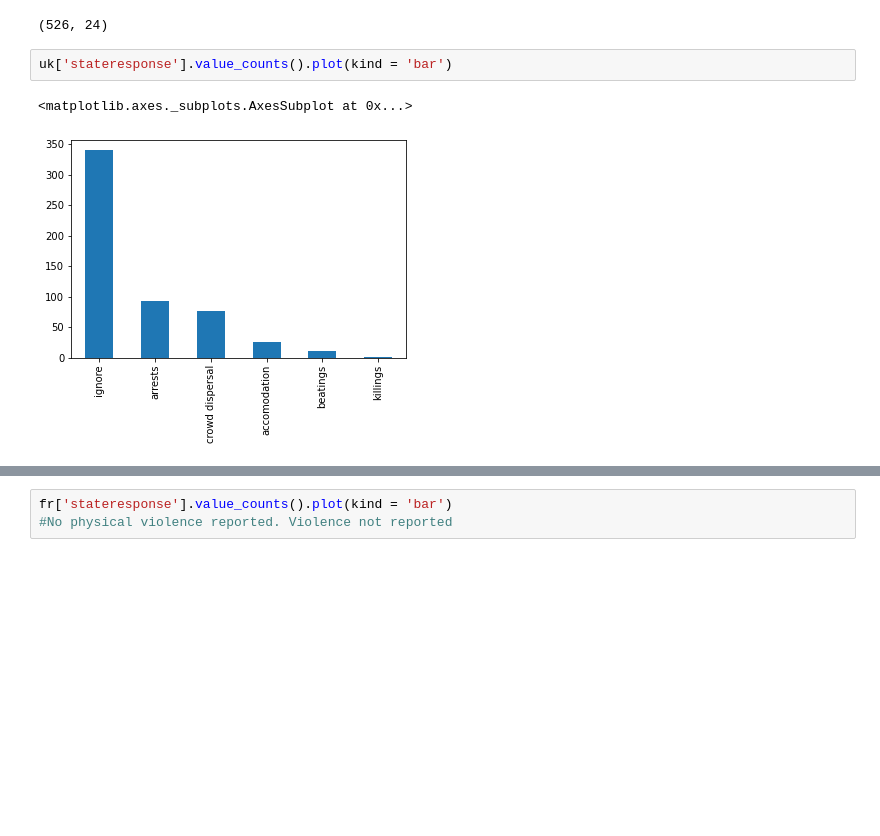
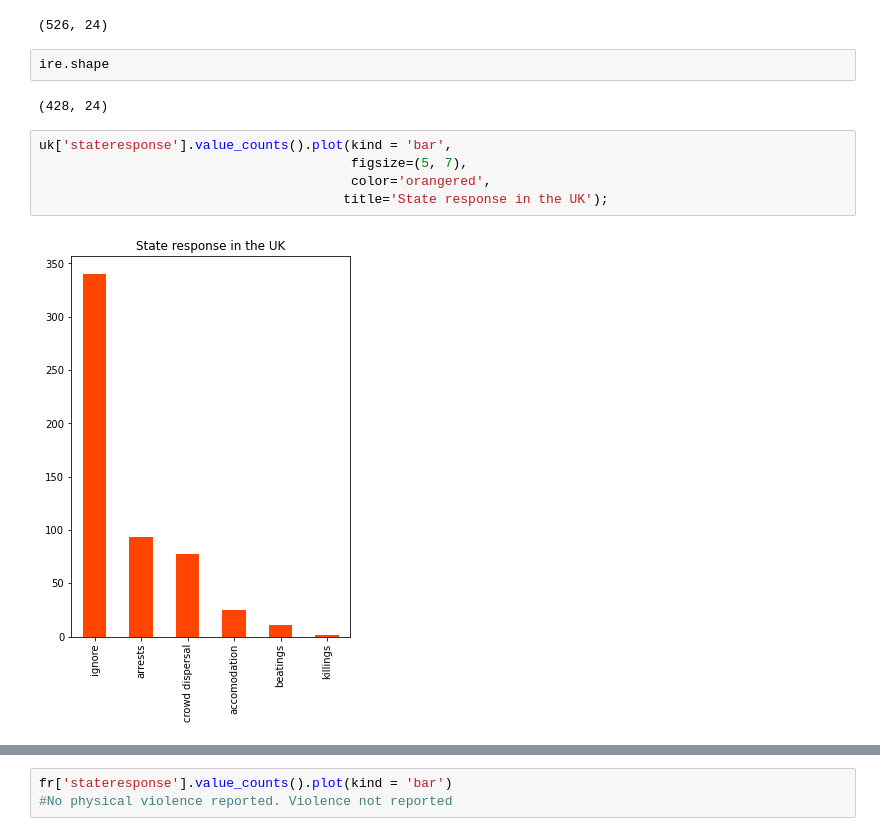
Before and after one commit to SonaliBhatia/Protester_Violence_Prediction, a Jupyter notebook: code/JH_02_EDA.ipynb, the cells around one changed output, grey strips where cells are left out. Drawn from its saved outputs; the diff is of its cells as text; blank space fills up the shorter version.

```diff
--- a/code/JH_02_EDA.ipynb
+++ b/code/JH_02_EDA.ipynb
@@ -98,8 +111,14 @@ uk.shape
 fr.shape
 # %% [output]
 (526, 24)
+# %%
+ire.shape
+# %% [output]
+(428, 24)
 # %%
-uk['stateresponse'].value_counts().plot(kind = 'bar')
+uk['stateresponse'].value_counts().plot(kind = 'bar',
+                                        figsize=(5, 7),
+                                        color='orangered',
+                                       title='State response in the UK');
 # %% [output]
-<matplotlib.axes._subplots.AxesSubplot at 0x...>
-[figure, old version]
+[figure, new version]
```
Also changed, not shown: parts of 9 cells of this notebook, 1 other file.
